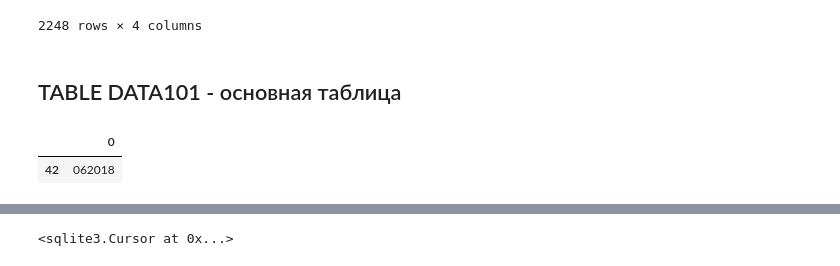
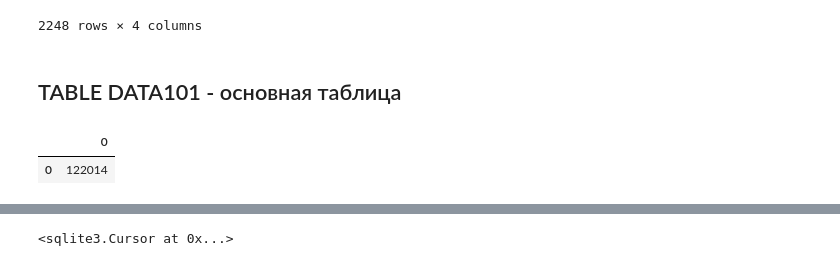
Before and after one commit to Yura4all/home-work, a Jupyter notebook: Central bank - 101 form.ipynb, the cells around one changed output, grey strips where cells are left out. Saved outputs shown, nothing was run; the diff lists cells and outputs as text; code cells hidden in the pictures.

```diff
--- a/Central bank - 101 form.ipynb
+++ b/Central bank - 101 form.ipynb
@@ -262,17 +270,17 @@ df_names
 | 2246 | Д | 98080 | Ценные бумаги, владельцы которых ... | 2 |
 | 2247 | Д | 98090 | Ценные бумаги вне обращения ... | 2 |
 2248 rows × 4 columns
-# %% [markdown]
-## TABLE DATA101 - основная таблица
+# %% [markdown]
+## TABLE DATA101 - основная таблица
 # %%
 # сортируем папки, в который хранится 101 форма, по дате
 directories = os.listdir(path + "\Directory for unarchieved files")
 def myFunc(e):
   return int(e[3:6])+int(e[0:1])/12
 
 directories.sort(key=myFunc)
 
-pd.DataFrame(directories)[42:43] # выбираем наборы данных по месяц, по которым хотим записать их в базу
+pd.DataFrame(directories)[0:1] # выбираем наборы данных по месяцам, по которым хотим записать их в базу
 # %% [output]
 |  | 0 |
-| 42 | 062018 |
+| 0 | 122014 |
```
Also changed, not shown: parts of 41 cells of this notebook, 1 other file.
